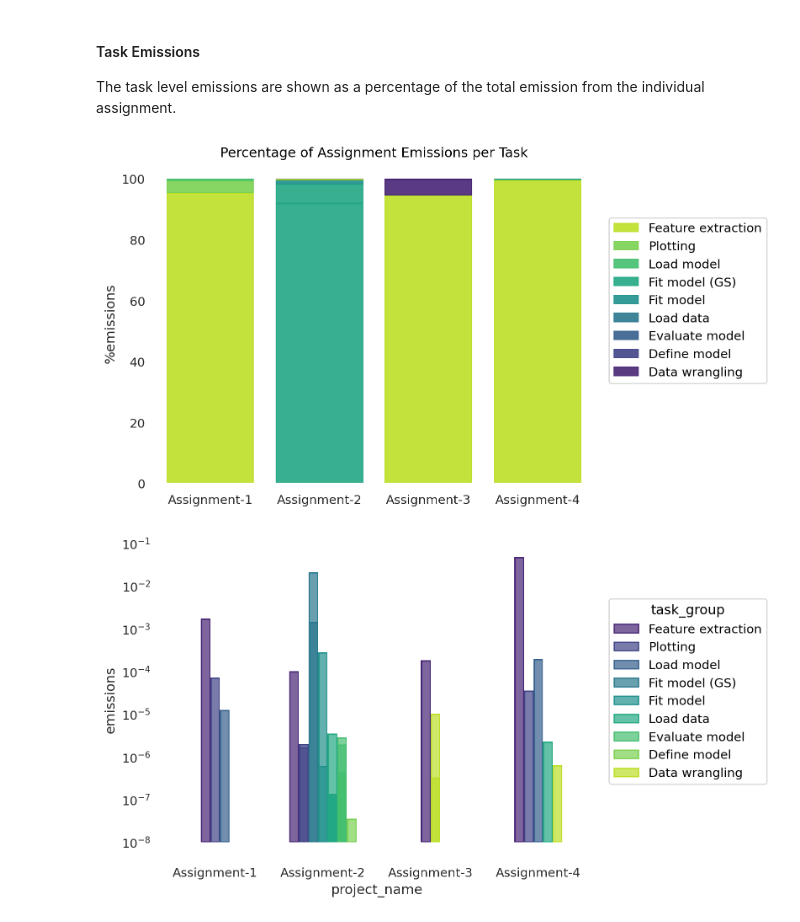
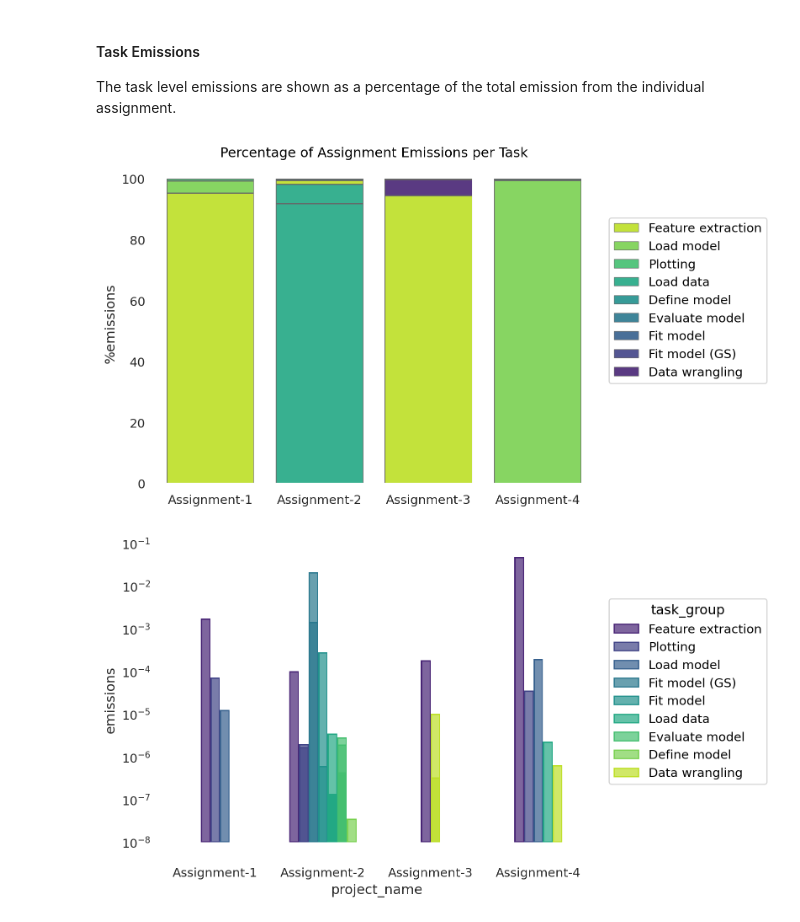
Before and after one commit to lrahbek/cds-lang-assignments, a Jupyter notebook: assignment-5/emissions.ipynb, the cells around one changed output. Cells and saved outputs as stored; diff of their text form; code cells hidden in the pictures.

```diff
--- a/assignment-5/emissions.ipynb
+++ b/assignment-5/emissions.ipynb
@@ -24,11 +26,23 @@
 Additionally an aggregated dataframe is made, with the total emissions and duration for each assignment.
 # %%
 emissions = pd.DataFrame()
-for file in sorted(glob.glob(os.path.join("out/", "emissions_*"))):
-    emissions = pd.concat([emissions, pd.read_csv(file, usecols=[0,2,4,5,6])])
-emissions = emissions.sort_values(by= "project_name").reset_index(drop=True)
+for file in sorted(glob.glob(os.path.join("out", "emissions_*"))):
+    emissions = pd.concat([emissions, pd.read_csv(file, usecols=[0,2,3,4,5,6])])
+emissions = emissions.sort_values(by= ["project_name", "run_id"]).reset_index(drop=True)
 emissions["emissions_rate"] = emissions["emissions_rate"]*10000
 emissions_total = emissions[["project_name", "duration", "emissions"]].groupby(["project_name"]).sum().reset_index()
+# %%
+emissions["task_group"] = [
+    "Feature extraction", "Load model", "Plotting", #a1
+    "Load data", "Fit model (GS)","Evaluate model", "Plotting","Load data", "Fit model","Evaluate model", "Plotting", #a2mlp
+    "Plotting", #shap
+    "Load data", "Fit model (GS)",  "Evaluate model", #a2lr
+    "Plotting", #shap
+    "Load data","Define model", "Feature extraction", #vect
+    "Load data", "Fit model", "Evaluate model", #"2lr
+    "Load data", "Feature extraction", "Data wrangling", #a3
+    "Load model", "Load data", "Feature extraction", "Data wrangling", "Plotting" #a4
+    ]
 # %%
 emissions
 # %% [output]
@@ -62,10 +74,3 @@ To identify the *types* of tasks that emit the most, and to visualise these acro
-# %%
-emissions["task_group"] = [
-    "Feature extraction", "Load model", "Plotting",
-    "Load data", "Load data", "Feature extraction", "Define model", "Load data", "Evaluate model", "Fit model",
-    "Load data", "Fit model (GS)", "Plotting", "Evaluate model", "Fit model", "Load data", "Plotting", "Evaluate model",
-    "Fit model (GS)", "Evaluate model", "Feature extraction", "Data wrangling", "Data wrangling", "Load model", "Load data",
-    "Feature extraction", "Data wrangling", "Plotting" ]
 # %% [markdown]
 ### Visualization of Emissions Data
 # %% [markdown]
@@ -90,13 +95,13 @@ The task level emissions are shown as a percentage of the total emission from th
 # %%
 emissions['percent_emissions'] = emissions['emissions'] / emissions.groupby('project_name')['emissions'].transform('sum')*100
 emissions['percent_duration'] = emissions['duration'] / emissions.groupby('project_name')['duration'].transform('sum')*100
 emissions = emissions.sort_values(by= ["project_name", "percent_emissions"], ascending=[True, False]).reset_index(drop=True)
-p = so.Plot(emissions, x="project_name",  y="percent_emissions", color="task_group").add(so.Bar(edgewidth=0.7, alpha = 0.9, edgealpha=1), so.Stack()).scale(color =sns.mpl_palette("viridis_r", 9))
+p = so.Plot(emissions, x="project_name",  y="percent_emissions", color="task_group").add(so.Bar(edgewidth=0.5, alpha = 0.9, edgealpha=1, edgecolor=".4"), so.Stack()).scale(color =sns.mpl_palette("viridis_r", 9))
 p = p.theme({"axes.facecolor": "w"})
 p = p.label(x="", y="%emissions", color="", title="Percentage of Assignment Emissions per Task")
 p.save("plots/perc_emmissions.png", bbox_inches='tight')
 # %% [output]
-[figure, old version]
+[figure, new version]
 # %%
 p = (
     so.Plot(emissions, x="project_name",  y="emissions", color="task_group")
```
Also changed, not shown: parts of 6 cells of this notebook, 14 other files.
